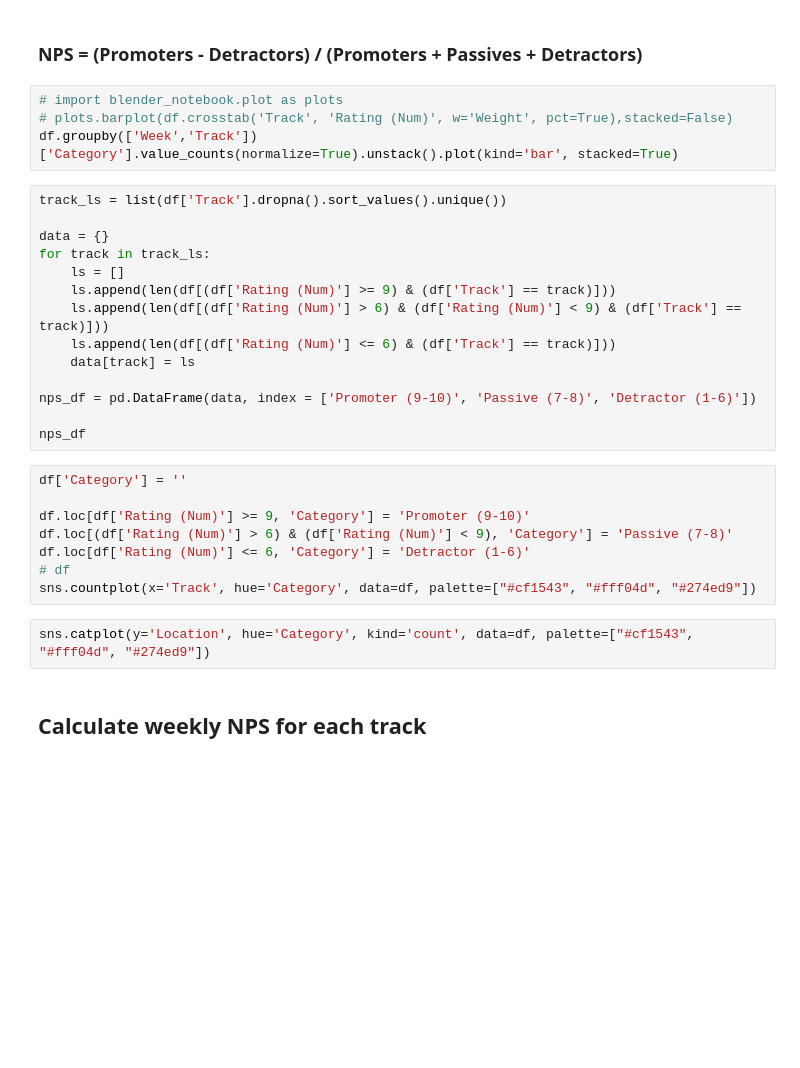
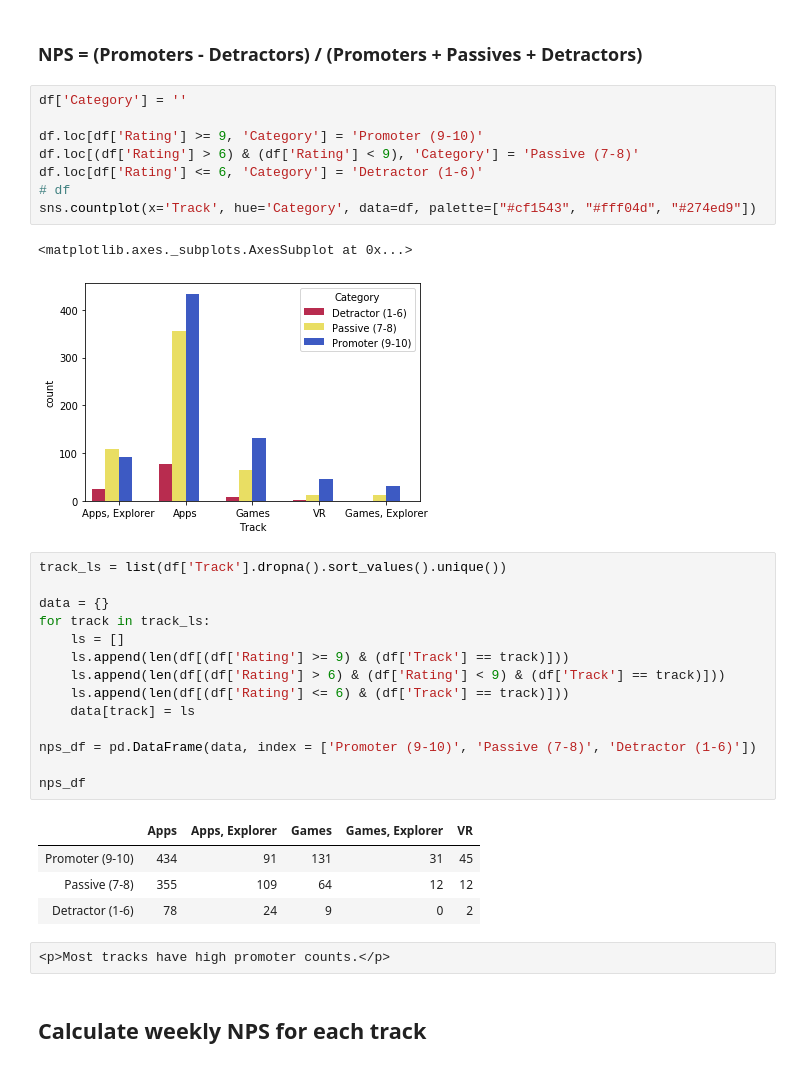
Before and after one commit to uyennguyen16900/academy_feedback_nps_data, a Jupyter notebook: Feedback_Surveys_FINAL/NPS_Data.ipynb, the cells around one changed output. Saved outputs shown, nothing was run; the diff lists cells and outputs as text; blank space fills up the shorter version.

```diff
--- a/Feedback_Surveys_FINAL/NPS_Data.ipynb
+++ b/Feedback_Surveys_FINAL/NPS_Data.ipynb
@@ -42,33 +90,37 @@ nps_df.round(5)
 # %% [markdown]
 ### NPS = (Promoters - Detractors) / (Promoters + Passives + Detractors)
-# %%
-# import blender_notebook.plot as plots
-# plots.barplot(df.crosstab('Track', 'Rating (Num)', w='Weight', pct=True),stacked=False)
-df.groupby(['Week','Track'])['Category'].value_counts(normalize=True).unstack().plot(kind='bar', stacked=True)
+# %%
+df['Category'] = ''
+
+df.loc[df['Rating'] >= 9, 'Category'] = 'Promoter (9-10)'
+df.loc[(df['Rating'] > 6) & (df['Rating'] < 9), 'Category'] = 'Passive (7-8)'
+df.loc[df['Rating'] <= 6, 'Category'] = 'Detractor (1-6)'
+# df
+sns.countplot(x='Track', hue='Category', data=df, palette=["#cf1543", "#fff04d", "#274ed9"])
+# %% [output]
+<matplotlib.axes._subplots.AxesSubplot at 0x...>
+[figure, added]
 # %%
 track_ls = list(df['Track'].dropna().sort_values().unique())
 
 data = {}
 for track in track_ls:
     ls = []
-    ls.append(len(df[(df['Rating (Num)'] >= 9) & (df['Track'] == track)]))
-    ls.append(len(df[(df['Rating (Num)'] > 6) & (df['Rating (Num)'] < 9) & (df['Track'] == track)]))
-    ls.append(len(df[(df['Rating (Num)'] <= 6) & (df['Track'] == track)]))
+    ls.append(len(df[(df['Rating'] >= 9) & (df['Track'] == track)]))
+    ls.append(len(df[(df['Rating'] > 6) & (df['Rating'] < 9) & (df['Track'] == track)]))
+    ls.append(len(df[(df['Rating'] <= 6) & (df['Track'] == track)]))
     data[track] = ls
 
 nps_df = pd.DataFrame(data, index = ['Promoter (9-10)', 'Passive (7-8)', 'Detractor (1-6)'])
 
 nps_df
+# %% [output]
+|  | Apps | Apps, Explorer | Games | Games, Explorer | VR |
+| Promoter (9-10) | 434 | 91 | 131 | 31 | 45 |
+| Passive (7-8) | 355 | 109 | 64 | 12 | 12 |
+| Detractor (1-6) | 78 | 24 | 9 | 0 | 2 |
-# %%
-df['Category'] = ''
-
-df.loc[df['Rating (Num)'] >= 9, 'Category'] = 'Promoter (9-10)'
-df.loc[(df['Rating (Num)'] > 6) & (df['Rating (Num)'] < 9), 'Category'] = 'Passive (7-8)'
-df.loc[df['Rating (Num)'] <= 6, 'Category'] = 'Detractor (1-6)'
-# df
-sns.countplot(x='Track', hue='Category', data=df, palette=["#cf1543", "#fff04d", "#274ed9"])
-# %%
-sns.catplot(y='Location', hue='Category', kind='count', data=df, palette=["#cf1543", "#fff04d", "#274ed9"])
+# %%
+<p>Most tracks have high promoter counts.</p>
 # %% [markdown]
 ## Calculate weekly NPS for each track
 # %% [markdown]
```
Also changed, not shown: parts of 46 cells of this notebook, 1 other file.
